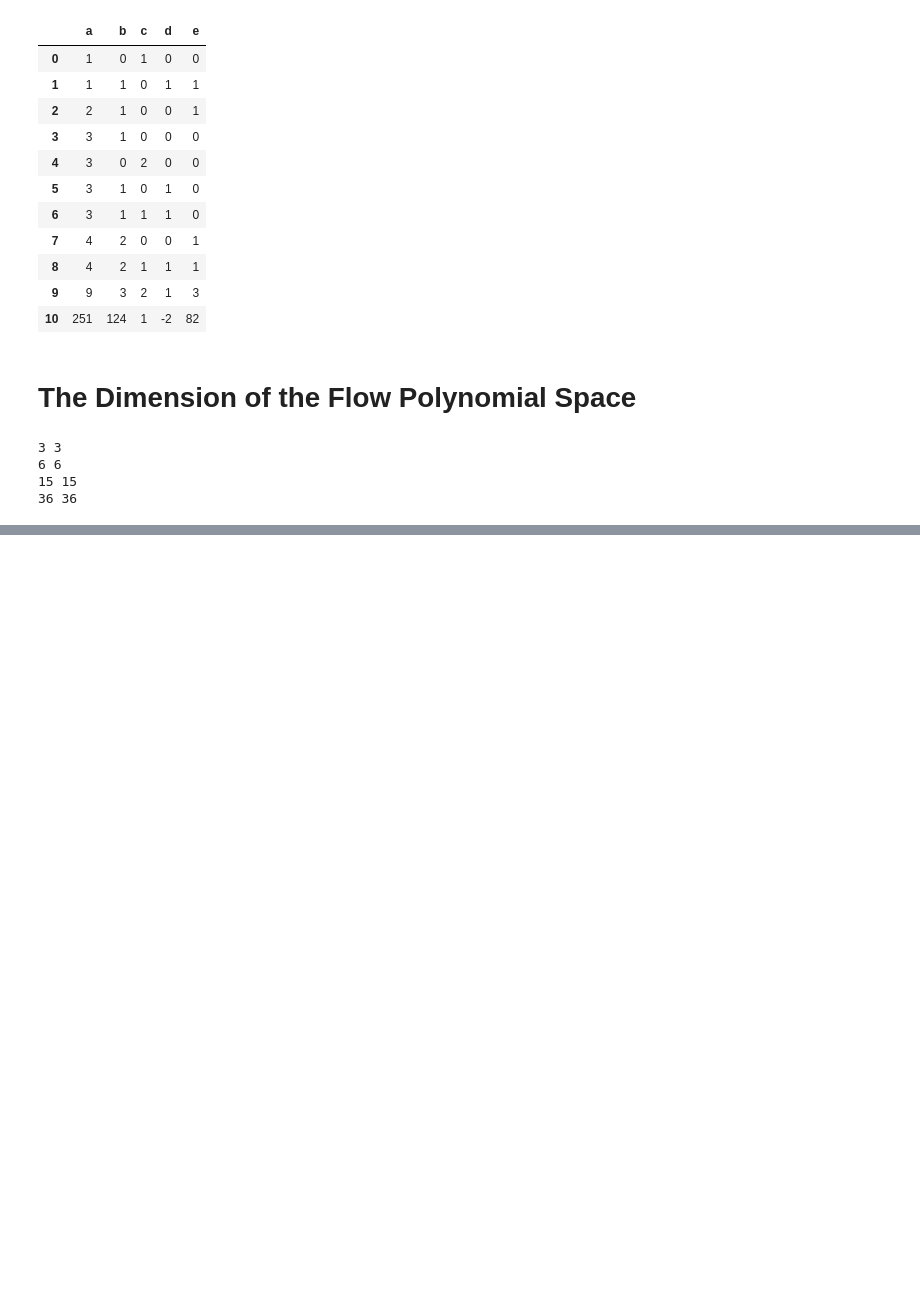
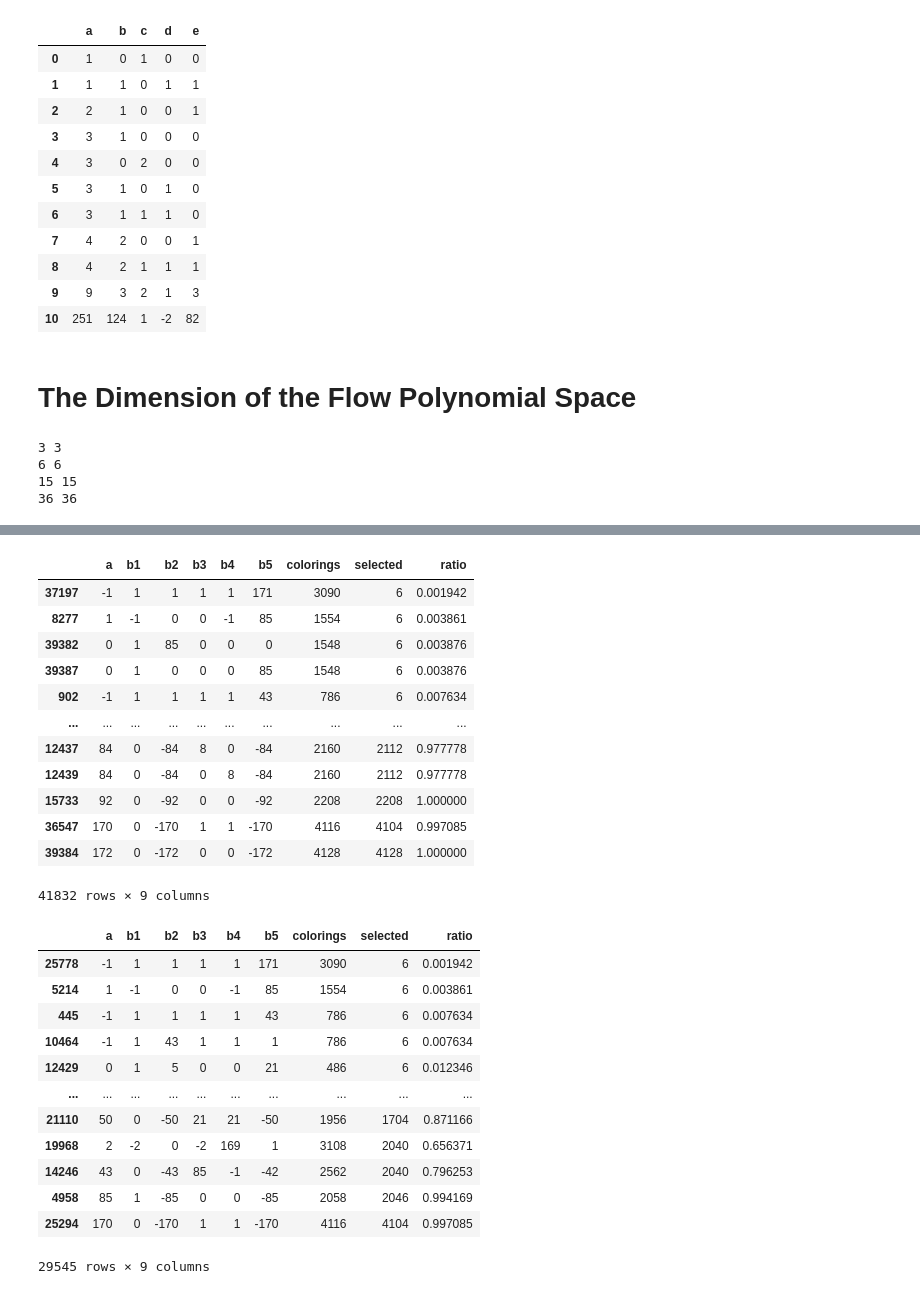
Before and after one commit to davidmisiak/flow-polynomials, a Jupyter notebook: analysis.ipynb, the cells around one changed output, grey strips where cells are left out. Drawn from its saved outputs; the diff is of its cells as text; code cells hidden in the pictures; blank space fills up the shorter version.

```diff
--- a/analysis.ipynb
+++ b/analysis.ipynb
@@ -440,0 +560,39 @@ for k in [4, 5, 6, 7]:
+# %%
+def mcs_k5_p2(df):
+    # 12113, 12131, 12223, 12232
+    df = unique_rows(df[['a', 'b1', 'b2', 'b3', 'b4', 'b5']])
+    a, b1, b2, b3, b4, b5 = df.a, df.b1, df.b2, df.b3, df.b4, df.b5
+    df['colorings'] = 60*a + 18*b1 + 18*b2 + 18*b3 + 18*b4 + 18*b5
+    df['selected'] = 6*(4*a + 1*b1 + 2*b3 + 2*b4)
+    df['ratio'] = df.selected / df.colorings
+    return df.sort_values(by=['selected', 'colorings'], ascending=[True, False])
+
+display(mcs_k5_p2(df_k5_c2m2dP5))
+display(mcs_k5_p2(df_k5_dP5))
+# %% [output]
+|  | a | b1 | b2 | b3 | b4 | b5 | colorings | selected | ratio |
+| 37197 | -1 | 1 | 1 | 1 | 1 | 171 | 3090 | 6 | 0.001942 |
+| 8277 | 1 | -1 | 0 | 0 | -1 | 85 | 1554 | 6 | 0.003861 |
+| 39382 | 0 | 1 | 85 | 0 | 0 | 0 | 1548 | 6 | 0.003876 |
+| 39387 | 0 | 1 | 0 | 0 | 0 | 85 | 1548 | 6 | 0.003876 |
+| 902 | -1 | 1 | 1 | 1 | 1 | 43 | 786 | 6 | 0.007634 |
+| ... | ... | ... | ... | ... | ... | ... | ... | ... | ... |
+| 12437 | 84 | 0 | -84 | 8 | 0 | -84 | 2160 | 2112 | 0.977778 |
+| 12439 | 84 | 0 | -84 | 0 | 8 | -84 | 2160 | 2112 | 0.977778 |
+| 15733 | 92 | 0 | -92 | 0 | 0 | -92 | 2208 | 2208 | 1.000000 |
+| 36547 | 170 | 0 | -170 | 1 | 1 | -170 | 4116 | 4104 | 0.997085 |
+| 39384 | 172 | 0 | -172 | 0 | 0 | -172 | 4128 | 4128 | 1.000000 |
+41832 rows × 9 columns
+|  | a | b1 | b2 | b3 | b4 | b5 | colorings | selected | ratio |
+| 25778 | -1 | 1 | 1 | 1 | 1 | 171 | 3090 | 6 | 0.001942 |
+| 5214 | 1 | -1 | 0 | 0 | -1 | 85 | 1554 | 6 | 0.003861 |
+| 445 | -1 | 1 | 1 | 1 | 1 | 43 | 786 | 6 | 0.007634 |
+| 10464 | -1 | 1 | 43 | 1 | 1 | 1 | 786 | 6 | 0.007634 |
+| 12429 | 0 | 1 | 5 | 0 | 0 | 21 | 486 | 6 | 0.012346 |
+| ... | ... | ... | ... | ... | ... | ... | ... | ... | ... |
+| 21110 | 50 | 0 | -50 | 21 | 21 | -50 | 1956 | 1704 | 0.871166 |
+| 19968 | 2 | -2 | 0 | -2 | 169 | 1 | 3108 | 2040 | 0.656371 |
+| 14246 | 43 | 0 | -43 | 85 | -1 | -42 | 2562 | 2040 | 0.796253 |
+| 4958 | 85 | 1 | -85 | 0 | 0 | -85 | 2058 | 2046 | 0.994169 |
+| 25294 | 170 | 0 | -170 | 1 | 1 | -170 | 4116 | 4104 | 0.997085 |
+29545 rows × 9 columns
```
Also changed, not shown: parts of 6 cells of this notebook, 1 other file.
